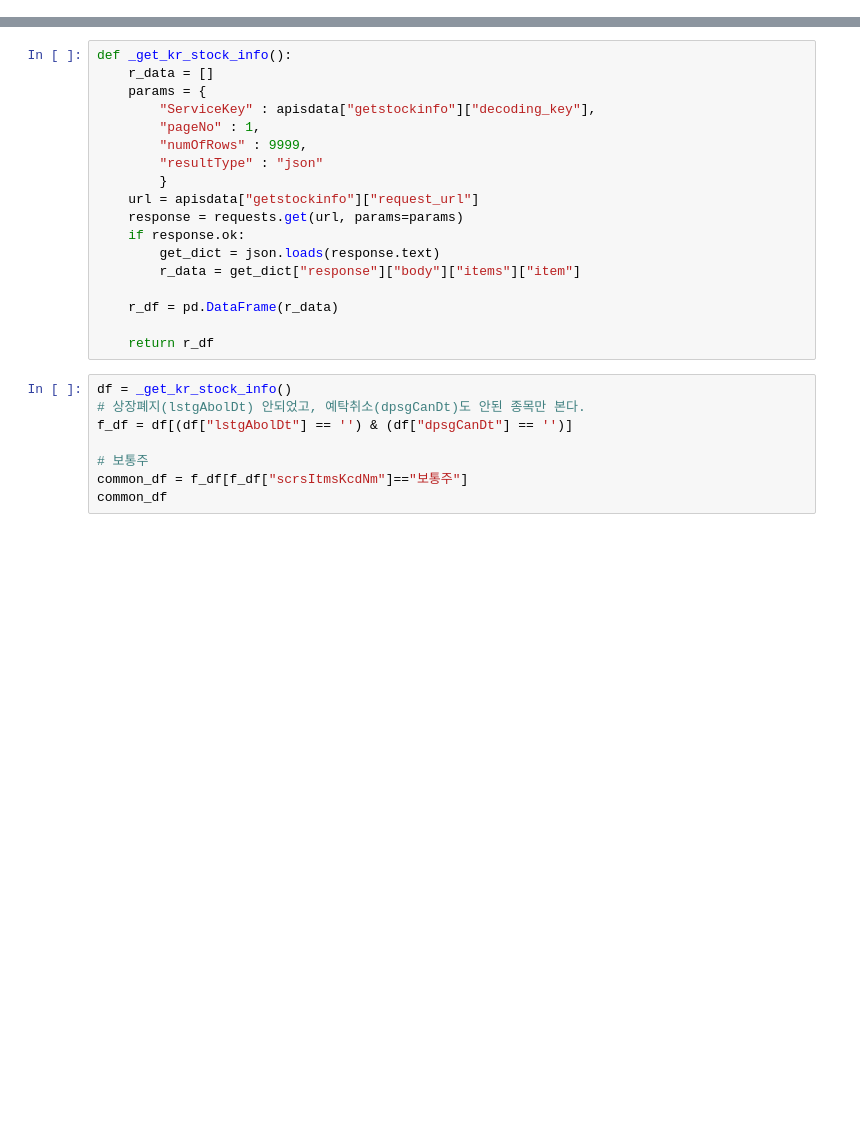
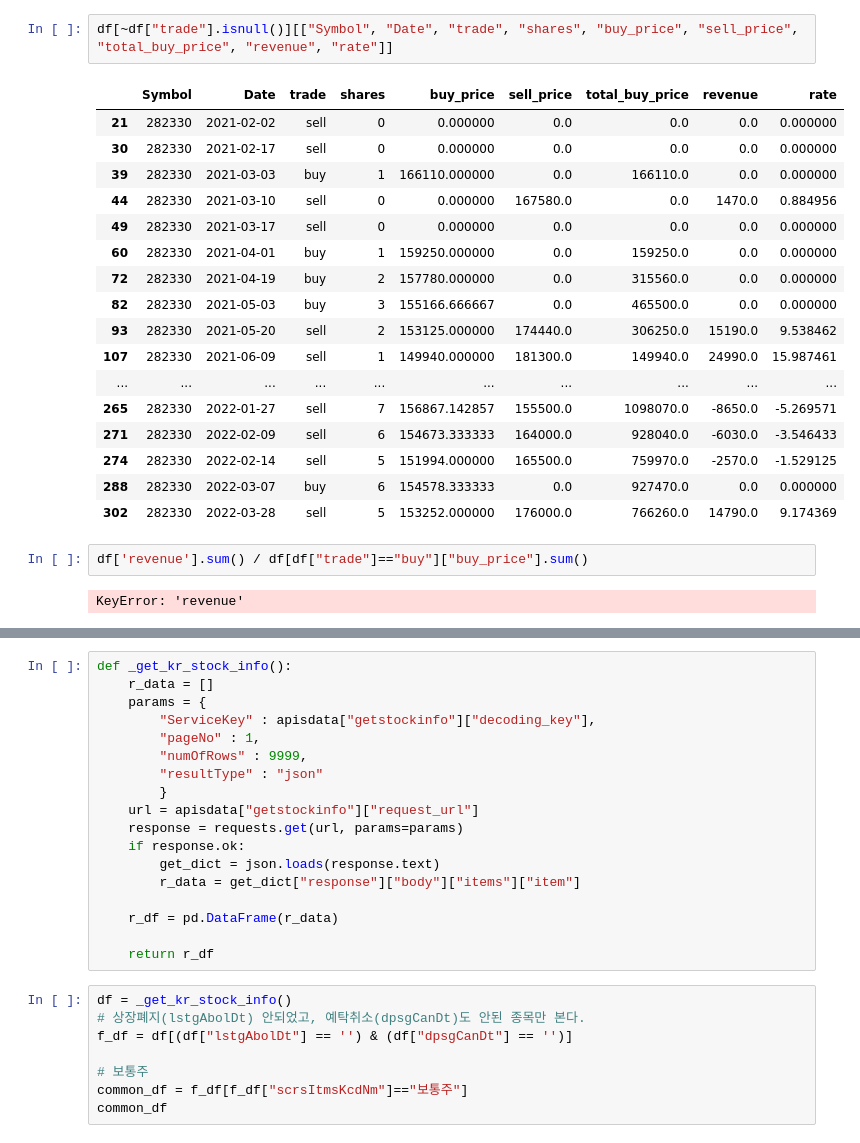
Before and after one commit to GIMINSU/DataAnalysis, a Jupyter notebook: pre_main_test.ipynb, the cells around one changed output, grey strips where cells are left out. Saved outputs shown, nothing was run; the diff lists cells and outputs as text; blank space fills up the shorter version.

```diff
--- a/pre_main_test.ipynb
+++ b/pre_main_test.ipynb
@@ -15,0 +596,24 @@ import pandas as pd
+# %%
+df[~df["trade"].isnull()][["Symbol", "Date", "trade", "shares", "buy_price", "sell_price", "total_buy_price", "revenue", "rate"]]
+# %% [output]
+|  | Symbol | Date | trade | shares | buy_price | sell_price | total_buy_price | revenue | rate |
+| 21 | 282330 | 2021-02-02 | sell | 0 | 0.000000 | 0.0 | 0.0 | 0.0 | 0.000000 |
+| 30 | 282330 | 2021-02-17 | sell | 0 | 0.000000 | 0.0 | 0.0 | 0.0 | 0.000000 |
+| 39 | 282330 | 2021-03-03 | buy | 1 | 166110.000000 | 0.0 | 166110.0 | 0.0 | 0.000000 |
+| 44 | 282330 | 2021-03-10 | sell | 0 | 0.000000 | 167580.0 | 0.0 | 1470.0 | 0.884956 |
+| 49 | 282330 | 2021-03-17 | sell | 0 | 0.000000 | 0.0 | 0.0 | 0.0 | 0.000000 |
+| 60 | 282330 | 2021-04-01 | buy | 1 | 159250.000000 | 0.0 | 159250.0 | 0.0 | 0.000000 |
+| 72 | 282330 | 2021-04-19 | buy | 2 | 157780.000000 | 0.0 | 315560.0 | 0.0 | 0.000000 |
+| 82 | 282330 | 2021-05-03 | buy | 3 | 155166.666667 | 0.0 | 465500.0 | 0.0 | 0.000000 |
+| 93 | 282330 | 2021-05-20 | sell | 2 | 153125.000000 | 174440.0 | 306250.0 | 15190.0 | 9.538462 |
+| 107 | 282330 | 2021-06-09 | sell | 1 | 149940.000000 | 181300.0 | 149940.0 | 24990.0 | 15.987461 |
+| ... | ... | ... | ... | ... | ... | ... | ... | ... | ... |
+| 265 | 282330 | 2022-01-27 | sell | 7 | 156867.142857 | 155500.0 | 1098070.0 | -8650.0 | -5.269571 |
+| 271 | 282330 | 2022-02-09 | sell | 6 | 154673.333333 | 164000.0 | 928040.0 | -6030.0 | -3.546433 |
+| 274 | 282330 | 2022-02-14 | sell | 5 | 151994.000000 | 165500.0 | 759970.0 | -2570.0 | -1.529125 |
+| 288 | 282330 | 2022-03-07 | buy | 6 | 154578.333333 | 0.0 | 927470.0 | 0.0 | 0.000000 |
+| 302 | 282330 | 2022-03-28 | sell | 5 | 153252.000000 | 176000.0 | 766260.0 | 14790.0 | 9.174369 |
+# %%
+df['revenue'].sum() / df[df["trade"]=="buy"]["buy_price"].sum()
+# %% [output]
+KeyError: 'revenue'
```
Also changed, not shown: parts of 27 cells of this notebook, 1 other file.
